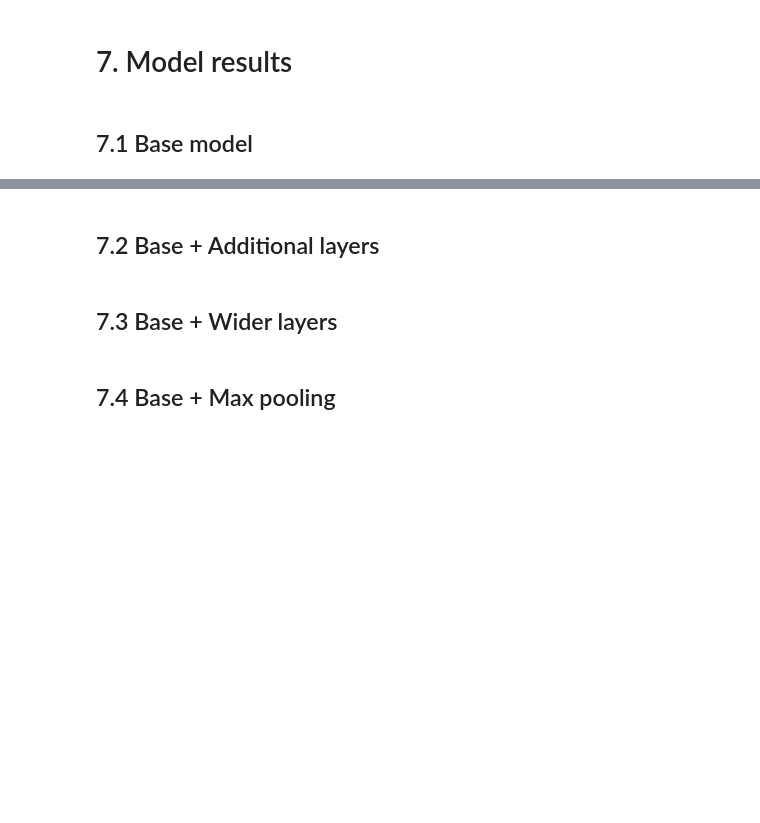
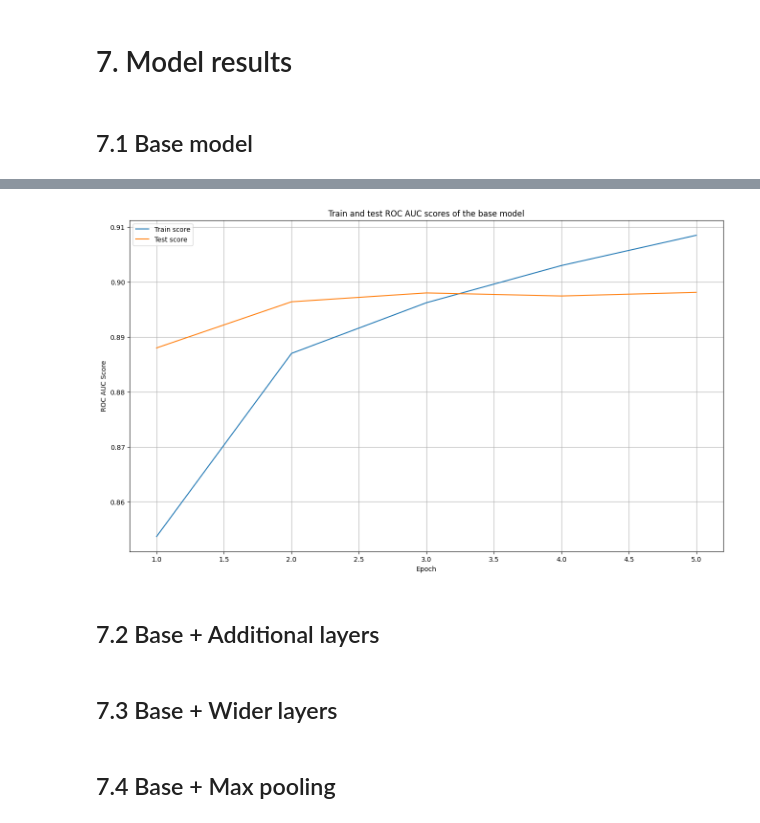
Before and after one commit to jaymanvirk/kaggle_histopathologic_cancer, a Jupyter notebook: histopathologic_cancer_detection_simple_cnn_comparison.ipynb, the cells around one changed output, grey strips where cells are left out. Cells and saved outputs as stored; diff of their text form; code cells hidden in the pictures; blank space fills up the shorter version.

Commit message:
updated metric in the compile method; updated hyper parameters

```diff
--- a/histopathologic_cancer_detection_simple_cnn_comparison.ipynb
+++ b/histopathologic_cancer_detection_simple_cnn_comparison.ipynb
@@ -306,0 +375,8 @@ test_dataset = get_prefetched_data((X_test, y_test)
+# %%
+# Set how many samples are processed in each training step
+BATCH_SIZE = 128
+
+train_dataset = get_prefetched_data((X_train, y_train)
+                                    , BATCH_SIZE)
+test_dataset = get_prefetched_data((X_test, y_test)
+                                   , BATCH_SIZE)
@@ -440,18 +527,6 @@ def get_model_base_dropout():
 # %% [markdown]
 # 7. Model results <a class="anchor" id="chapter_7"></a>
 # %%
-def roc_auc_score_(y_true, y_pred):
-    """
-    Calculate ROC AUC score using sklearn built-in function.
-    Used in a model.compile as a custom metric.
-    Args:
-        y_true: true labels
-        y_pred: predicted labels
-    Returns:
-        ROC AUC score (float)
-    """
-    return tf.py_function(roc_auc_score, (y_true, y_pred), tf.float64)
-
 def get_compiled_model(func):
     """
     Create model to be trained with a multi-GPU strategy.
@@ -475,9 +550,9 @@ def get_compiled_model(func):
 
     with strategy.scope():
         compiled_model = func()
-        compiled_model.compile(optimizer='adam'
-                              , loss='binary_crossentropy'
-                              , metrics=['accuracy'])
+        compiled_model.compile(optimizer = tf.keras.optimizers.Adam()
+                              , loss = tf.keras.losses.BinaryCrossentropy()
+                              , metrics = [tf.keras.metrics.AUC()])
 
     return compiled_model
 # %%
@@ -492,7 +567,7 @@ def plot_model_scores(scores, model_name):
     plt.figure(figsize=(16, 9))
     plt.plot(epochs, train_scores, label='Train score')
     plt.plot(epochs, test_scores, label='Test score')
-    plt.title('Train and test accuracy scores of the {}'.format(model_name))
+    plt.title('Train and test ROC AUC scores of the {}'.format(model_name))
     plt.xlabel('Epoch')
     plt.ylabel('ROC AUC Score')
     plt.legend()
@@ -500,7 +575,7 @@ def plot_model_scores(scores, model_name):
     plt.show()
 
 
-def get_model_results(model):
+def get_model_results(model_name, model):
     """
     Return tuple of runtime, train and test scores.
     Compile, fit and save model along the way.
@@ -517,14 +592,14 @@ def get_model_results(model):
 
     model.save('{}.h5'.format(model_name))
 
-    train_scores = model.history.history['accuracy']
-    test_scores = model.history.history['val_accuracy']
+    train_scores = model.history.history['auc']
+    test_scores = model.history.history['val_auc']
 
-    del model
+    tf.keras.backend.clear_session()
 
     return (runtime, (train_scores, test_scores))
 # %% [markdown]
 ## 7.1 Base model <a class="anchor" id="chapter_7_1"></a>
 # %%
 # Get train and test scores of every epoch
-runtime_base, accuracy_base = get_model_results(get_model_base)
+runtime_base, scores_base = get_model_results('model_base',get_model_base)
@@ -531,6 +618,8 @@ runtime_base, accuracy_base = get_model_results(get_model_base)
 # %%
 # Plot scores
-plot_model_scores(accuracy_base, 'base model')
+plot_model_scores(scores_base, 'base model')
+# %% [output]
+[figure, added]
 # %% [markdown]
 ## 7.2 Base + Additional layers <a class="anchor" id="chapter_7_2"></a>
 # %%
```
Also changed, not shown: parts of 45 cells of this notebook.
